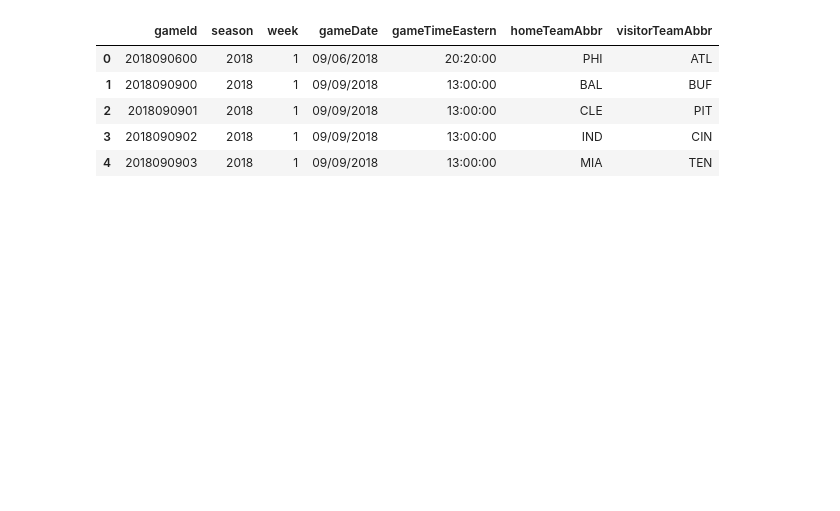
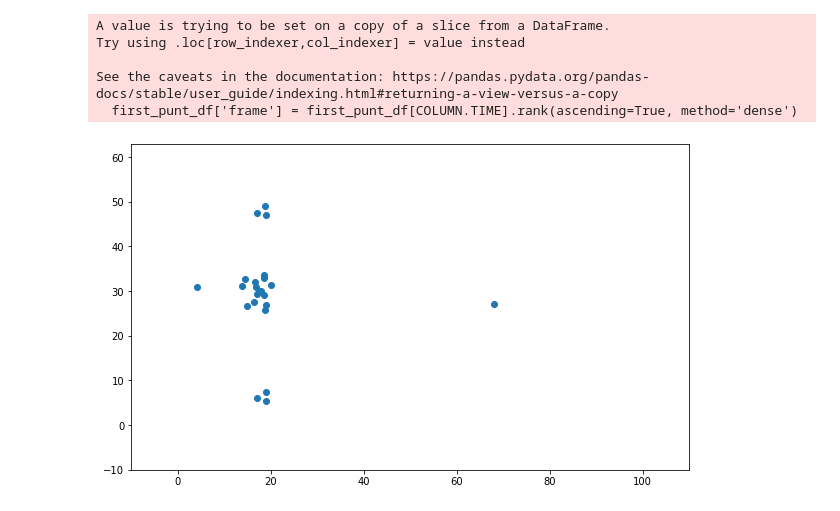
Before and after one commit to jon-fearer/kaggle-nfl-data-bowl-2022, a Jupyter notebook: gunner-analysis.ipynb, the cells around one changed output. Drawn from its saved outputs; the diff is of its cells as text; code cells hidden in the pictures; blank space fills up the shorter version.

Commit message:
feat(data-bowl): update gunner analysis

```diff
--- a/gunner-analysis.ipynb
+++ b/gunner-analysis.ipynb
@@ -79,9 +55,0 @@ pff_scouting_df[COLUMN.GUNNER_JERSEY] = pff_scouting_df[COLUMN.GUNNER].apply(get
-# %%
-games_df.head()
-# %% [output]
-|  | gameId | season | week | gameDate | gameTimeEastern | homeTeamAbbr | visitorTeamAbbr |
-| 0 | 2018090600 | 2018 | 1 | 09/06/2018 | 20:20:00 | PHI | ATL |
-| 1 | 2018090900 | 2018 | 1 | 09/09/2018 | 13:00:00 | BAL | BUF |
-| 2 | 2018090901 | 2018 | 1 | 09/09/2018 | 13:00:00 | CLE | PIT |
-| 3 | 2018090902 | 2018 | 1 | 09/09/2018 | 13:00:00 | IND | CIN |
-| 4 | 2018090903 | 2018 | 1 | 09/09/2018 | 13:00:00 | MIA | TEN |
@@ -87,0 +63,17 @@ games_df.head()
+# %%
+tracking_2018_df[COLUMN.TIME] = pd.to_datetime(tracking_2018_df[COLUMN.TIME])
+tracking_2018_df[COLUMN.JERSEY_NUMBER] = tracking_2018_df[COLUMN.JERSEY_NUMBER].astype('Int64')
+# %%
+punt_tracking_2018_df = pd.merge(
+    pff_scouting_df,
+    tracking_2018_df,
+    left_on=[COLUMN.GAME_ID, COLUMN.PLAY_ID],
+    right_on=[COLUMN.GAME_ID, COLUMN.PLAY_ID],
+)
+punt_plays_df = game_plays_df[game_plays_df[COLUMN.PLAY_TYPE] == PLAY_TYPE.PUNT]
+punt_tracking_2018_df = pd.merge(
+    punt_tracking_2018_df,
+    punt_plays_df,
+    left_on=[COLUMN.GAME_ID, COLUMN.PLAY_ID],
+    right_on=[COLUMN.GAME_ID, COLUMN.PLAY_ID],
+)
@@ -87,0 +107,38 @@ games_df.head()
+# %%
+first_punt_df = punt_tracking_2018_df[
+    (punt_tracking_2018_df[COLUMN.GAME_ID] == 2018090600) &
+    (punt_tracking_2018_df[COLUMN.PLAY_ID] == 366)
+]
+first_punt_df['frame'] = first_punt_df[COLUMN.TIME].rank(ascending=True, method='dense')
+conditions = [
+    first_punt_df[COLUMN.IS_GUNNER],
+    first_punt_df[COLUMN.TEAM] == 'home',
+    first_punt_df[COLUMN.TEAM] == 'away',
+]
+values = [
+    'orange',
+    'green',
+    'blue',
+]
+fig, ax = plt.subplots(figsize=(10, 6))
+ax.set(xlim=(-10, 110), ylim=(-10, 63))
+# c = np.select(conditions, values)
+x = first_punt_df[first_punt_df['frame'] == 1]['x']
+y = first_punt_df[first_punt_df['frame'] == 1]['y']
+scatter = ax.scatter(x, y)
+
+def animate(i):
+    print(i)
+    x = first_punt_df[first_punt_df['frame'] == i]['x']
+    y = first_punt_df[first_punt_df['frame'] == i]['y']
+    data = np.hstack((x, y))
+    scatter.set_offsets(data)
+
+animation = anm.FuncAnimation(fig, animate, interval=100, frames=100)
+# %% [output]
+A value is trying to be set on a copy of a slice from a DataFrame.
+Try using .loc[row_indexer,col_indexer] = value instead
+
+See the caveats in the documentation: https://pandas.pydata.org/pandas-docs/stable/user_guide/indexing.html#returning-a-view-versus-a-copy
+  first_punt_df['frame'] = first_punt_df[COLUMN.TIME].rank(ascending=True, method='dense')
+[figure, added]
```
Also changed, not shown: parts of 6 cells of this notebook.
